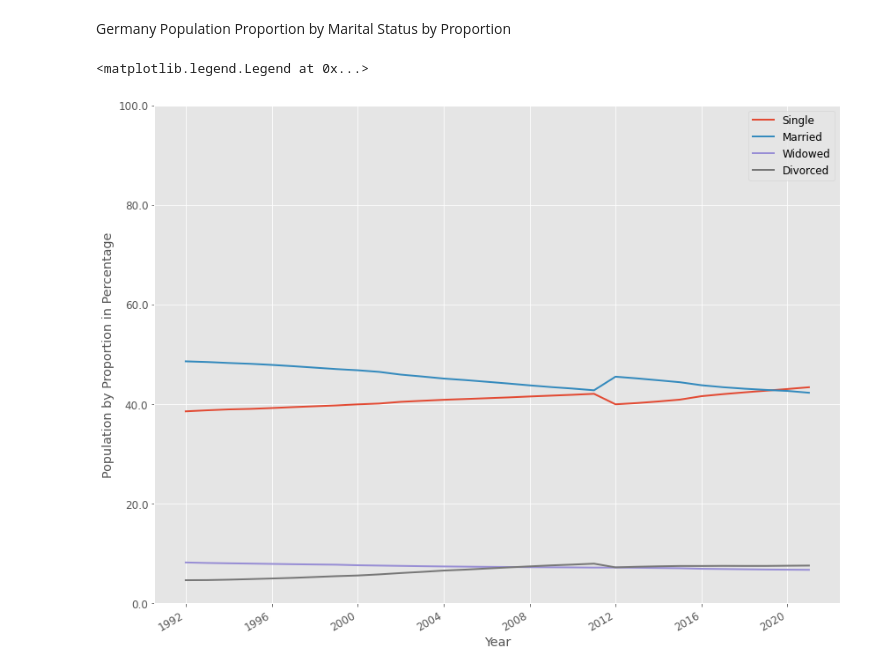
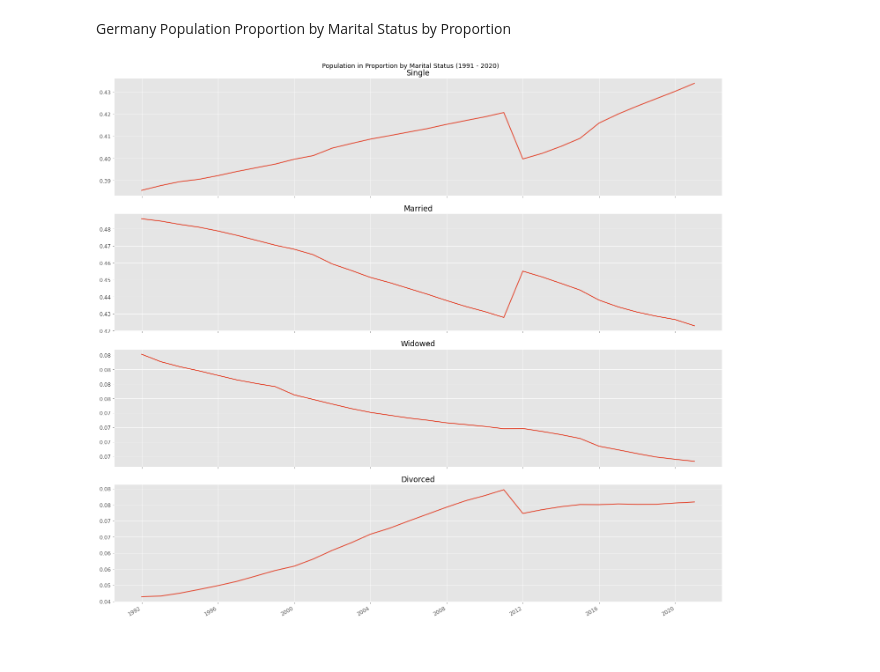
Before and after one commit to eldrigeampong/Data-Science, a Jupyter notebook: Statistisches Bundesamt/Society and environment/proj3.ipynb, the cells around one changed output. Cells and saved outputs as stored; diff of their text form; code cells hidden in the pictures.

```diff
--- a/Statistisches Bundesamt/Society and environment/proj3.ipynb
+++ b/Statistisches Bundesamt/Society and environment/proj3.ipynb
@@ -14,7 +14,7 @@ import datetime
 %matplotlib inline
 plt.style.use('ggplot')
 plt.rcParams['figure.autolayout'] = True
-plt.rcParams['figure.figsize'] = [12, 9]
+plt.rcParams['figure.figsize'] = [20, 18]
 plt.rcParams['font.size'] = 12
 path = os.getcwd()                                         # get current working directory
 warnings.simplefilter('ignore')
@@ -114,8 +108,12 @@ df1.head(10)
 # %%
-df1['SinglePct'] = np.divide(df1['Single'], df1['Total'])
-df1['MarriedPct'] = np.divide(df1['Married'], df1['Total'])
-df1['WidowedPct'] = np.divide(df1['Widowed'], df1['Total'])
-df1['DivorcedPct'] = np.divide(df1['Divorced'], df1['Total'])
+df1['SinglePctChg'] = df1['Single'].pct_change()                         # single percentage change
+df1['MarriedPctChg'] = df1['Married'].pct_change()                       # married percentage change
+df1['WidowedPctChg'] = df1['Widowed'].pct_change()                       # widowed percentage change
+df1['DivorcedPctChg'] = df1['Divorced'].pct_change()                     # divorced percentage change
+df1['SinglePct'] = np.divide(df1['Single'], df1['Total'])                # total percentage single
+df1['MarriedPct'] = np.divide(df1['Married'], df1['Total'])              # total percentage married
+df1['WidowedPct'] = np.divide(df1['Widowed'], df1['Total'])              # total percentage widowed
+df1['DivorcedPct'] = np.divide(df1['Divorced'], df1['Total'])            # total percentage divorced
 
 df1.head()
 # %% [output]
@@ -130,17 +128,17 @@ df1.head()
 # %%
 # helper function for formatting plot y-axis
 from matplotlib.ticker import FuncFormatter
-def millions(x, pos):
+def million(x, pos):
     'The two args are the value and tick position'
     return '%1.1fM' % (x * 1e-6)
 
-format_mill = FuncFormatter(millions)
+format_mill = FuncFormatter(million)
 
 # helper function for formatting plot y-axis
 from matplotlib.ticker import FuncFormatter
 def percentage(x, pos):
     'The two args are the value and tick position'
-    return '%1.1f' % (x * 100)
+    return '%1.2f' % (x * 1)
 
 format_pct = FuncFormatter(percentage)
 # %% [markdown]
@@ -172,26 +172,26 @@ ax.legend(loc=7)
 # %% [markdown]
 Germany Population Proportion by Marital Status by Proportion
 # %%
-# initialize the matplotlib figure
-fig1, ax1 = plt.subplots()
+# create figure and axis
+fig1, axs = plt.subplots(4, 1)
+fig1.suptitle('Population in Proportion by Marital Status (1991 - 2020)')
 fig1.autofmt_xdate()
 
-# population percentage by Marital Status between 1970 - 2020
-ax1.plot(df1['ReferenceDate'], df1['SinglePct'], label='Single', linewidth=2)
-ax1.plot(df1['ReferenceDate'], df1['MarriedPct'], label='Married', linewidth=2)
-ax1.plot(df1['ReferenceDate'], df1['WidowedPct'], label='Widowed', linewidth=2)
-ax1.plot(df1['ReferenceDate'], df1['DivorcedPct'], label='Divorced', linewidth=2)
+# plot line chart
+axs[0].plot(df1['ReferenceDate'], df1['SinglePct'], linewidth=2)
+axs[0].set(title='Single')
 
-# label plot
-ax1.set(xlabel='Year', ylabel='Population by Proportion in Percentage')
+axs[1].plot(df1['ReferenceDate'], df1['MarriedPct'], linewidth=2)
+axs[1].set(title='Married')
 
-# set y-axis formatter
-ax1.yaxis.set_major_formatter(format_pct)
+axs[2].plot(df1['ReferenceDate'], df1['WidowedPct'], linewidth=2)
+axs[2].set(title='Widowed')
 
-ax1.set_ylim(0, 1)
+axs[3].plot(df1['ReferenceDate'], df1['DivorcedPct'], linewidth=2)
+axs[3].set(title='Divorced')
 
-# legend
-ax1.legend(loc=1)
+
+for ax in axs:
+    ax.yaxis.set_major_formatter(format_pct)
 # %% [output]
-<matplotlib.legend.Legend at 0x...>
-[figure, old version]
+[figure, new version]
```
Also changed, not shown: parts of 7 cells of this notebook, 2 other files.
